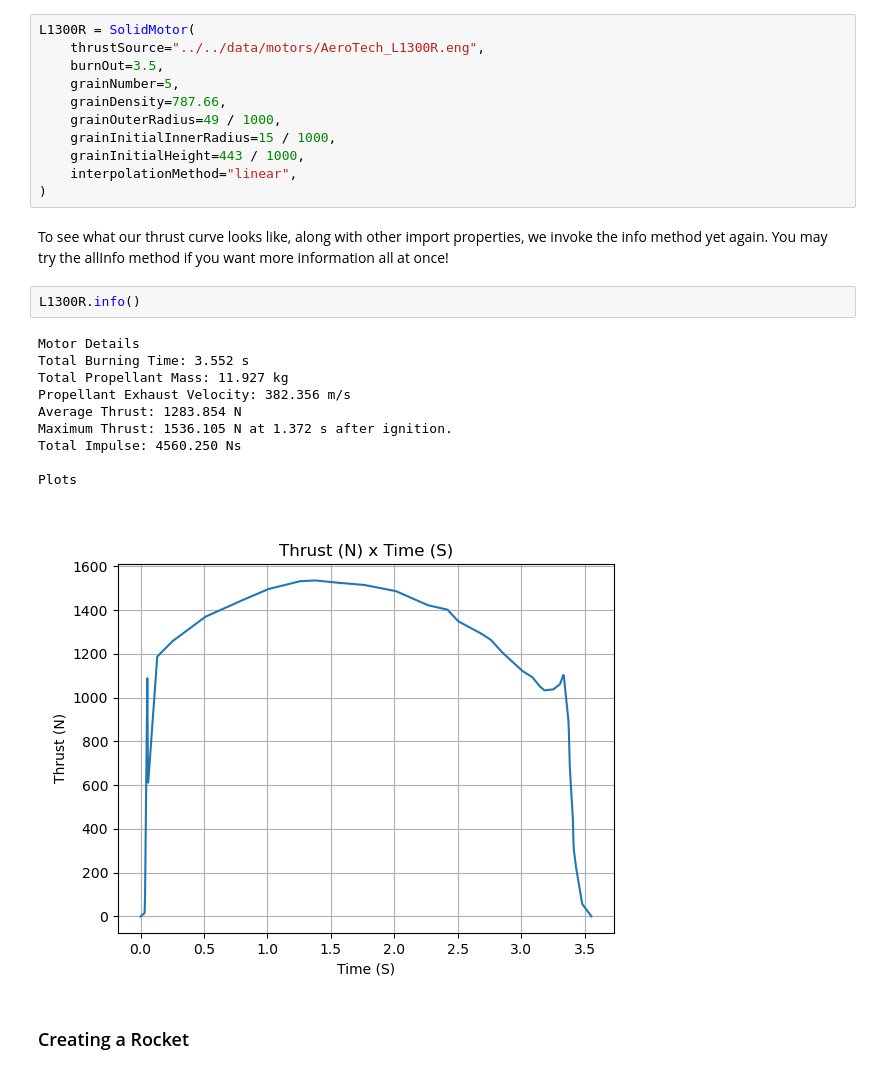
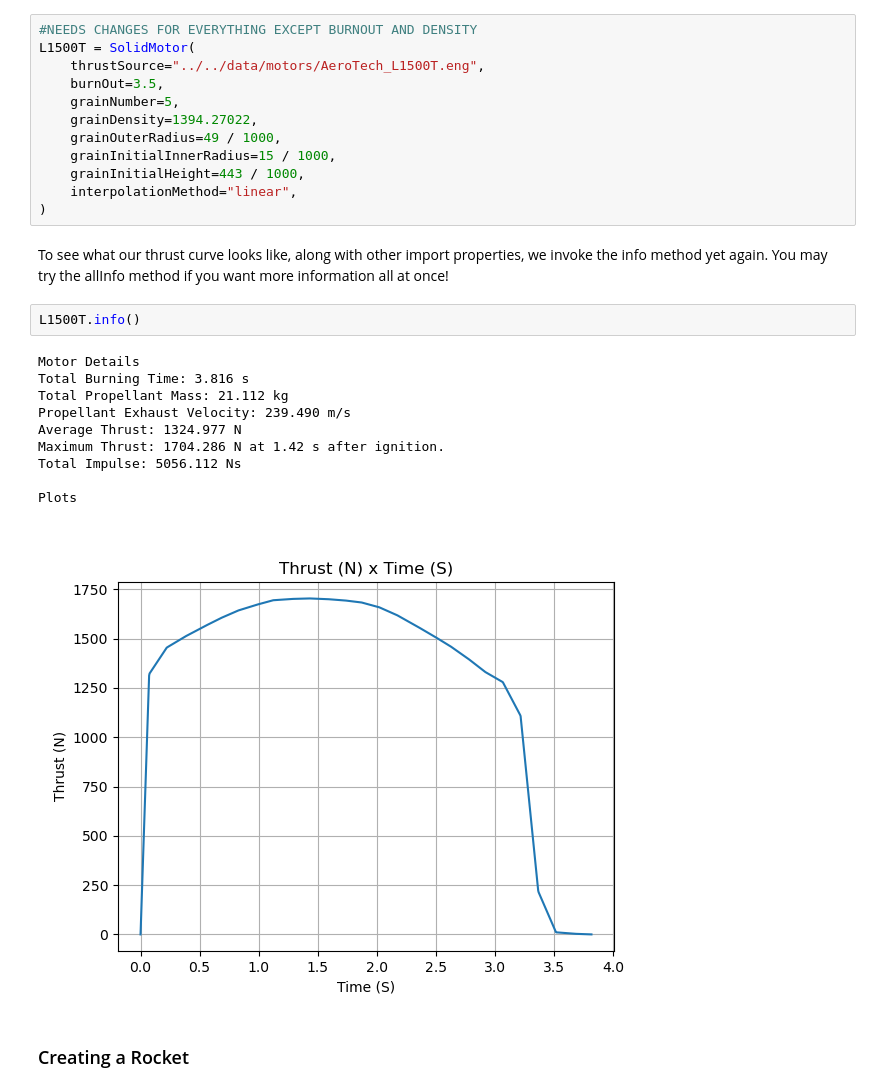
Before and after one commit to Space-Enterprise-at-Berkeley/LiquidRocketPy, a Jupyter notebook: docs/notebooks/lad8_model.ipynb, the cells around one changed output. Drawn from its saved outputs; the diff is of its cells as text.

```diff
--- a/docs/notebooks/lad8_model.ipynb
+++ b/docs/notebooks/lad8_model.ipynb
@@ -65,11 +65,12 @@ The SolidMotor class requires the user to have a thrust curve ready. This can co
 
 Besides the thrust curve, other parameters such as grain properties and nozzle dimensions must also be given.
 # %%
-L1300R = SolidMotor(
-    thrustSource="../../data/motors/AeroTech_L1300R.eng",
+#NEEDS CHANGES FOR EVERYTHING EXCEPT BURNOUT AND DENSITY
+L1500T = SolidMotor(
+    thrustSource="../../data/motors/AeroTech_L1500T.eng",
     burnOut=3.5,
     grainNumber=5,
-    grainDensity=787.66,
+    grainDensity=1394.27022,
     grainOuterRadius=49 / 1000,
     grainInitialInnerRadius=15 / 1000,
     grainInitialHeight=443 / 1000,
@@ -78,18 +79,18 @@ L1300R = SolidMotor(
 # %% [markdown]
 To see what our thrust curve looks like, along with other import properties, we invoke the info method yet again. You may try the allInfo method if you want more information all at once!
 # %%
-L1300R.info()
+L1500T.info()
 # %% [output]
 Motor Details
-Total Burning Time: 3.552 s
-Total Propellant Mass: 11.927 kg
-Propellant Exhaust Velocity: 382.356 m/s
-Average Thrust: 1283.854 N
-Maximum Thrust: 1536.105 N at 1.372 s after ignition.
-Total Impulse: 4560.250 Ns
+Total Burning Time: 3.816 s
+Total Propellant Mass: 21.112 kg
+Propellant Exhaust Velocity: 239.490 m/s
+Average Thrust: 1324.977 N
+Maximum Thrust: 1704.286 N at 1.42 s after ignition.
+Total Impulse: 5056.112 Ns
 
 Plots
-[figure, old version]
+[figure, new version]
 # %% [markdown]
 ### Creating a Rocket
 # %% [markdown]
```
Also changed, not shown: parts of 7 cells of this notebook, 2 other files.
